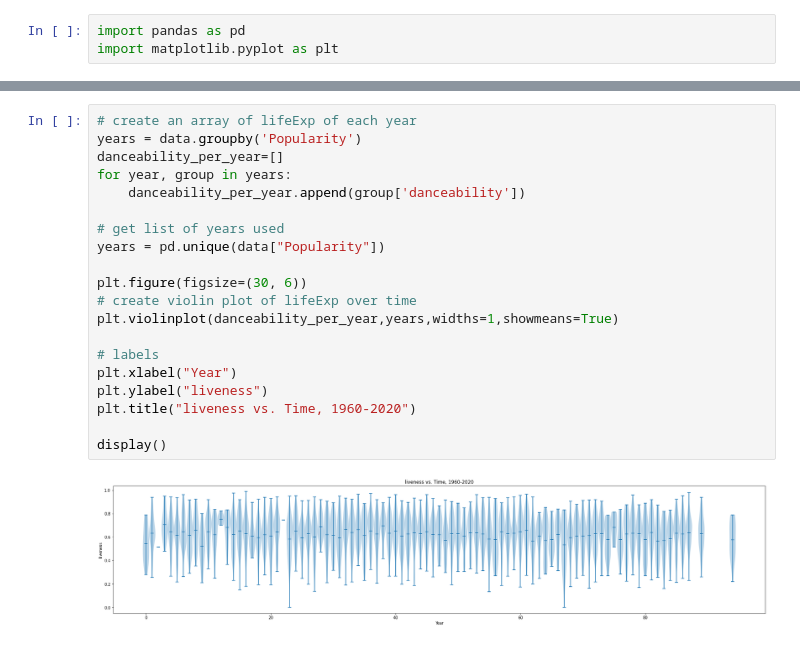
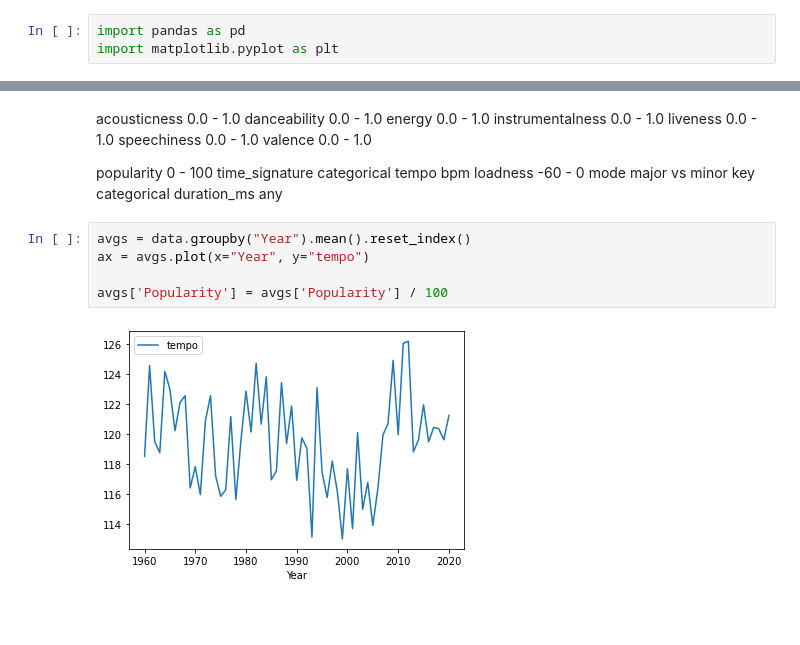
Before and after one commit to aholtz06/CMSC320_Final, a Jupyter notebook: src/Data_Exploration.ipynb, the cells around one changed output, grey strips where cells are left out. Saved outputs shown, nothing was run; the diff lists cells and outputs as text; blank space fills up the shorter version.

Commit message:
EDA of trends over time

```diff
--- a/src/Data_Exploration.ipynb
+++ b/src/Data_Exploration.ipynb
@@ -31,22 +27,23 @@ data.head(1)
-# %%
-# create an array of lifeExp of each year
-years = data.groupby('Popularity')
-danceability_per_year=[]
-for year, group in years:
-    danceability_per_year.append(group['danceability'])
-
-# get list of years used
-years = pd.unique(data["Popularity"])
-
-plt.figure(figsize=(30, 6))
-# create violin plot of lifeExp over time
-plt.violinplot(danceability_per_year,years,widths=1,showmeans=True)
-
-# labels
-plt.xlabel("Year")
-plt.ylabel("liveness")
-plt.title("liveness vs. Time, 1960-2020")
-
-display()
-# %% [output]
-[figure, removed]
+# %% [markdown]
+acousticness 0.0 - 1.0
+danceability 0.0 - 1.0
+energy 0.0 - 1.0
+instrumentalness 0.0 - 1.0
+liveness 0.0 - 1.0
+speechiness 0.0 - 1.0
+valence 0.0 - 1.0
+
+popularity 0 - 100
+time_signature categorical
+tempo bpm
+loadness -60 - 0
+mode major vs minor
+key categorical
+duration_ms any
+# %%
+avgs = data.groupby("Year").mean().reset_index()
+ax = avgs.plot(x="Year", y="tempo")
+
+avgs['Popularity'] = avgs['Popularity'] / 100
+# %% [output]
+[figure, added]
```
Also changed, not shown: parts of 8 cells of this notebook, 1 other file.
